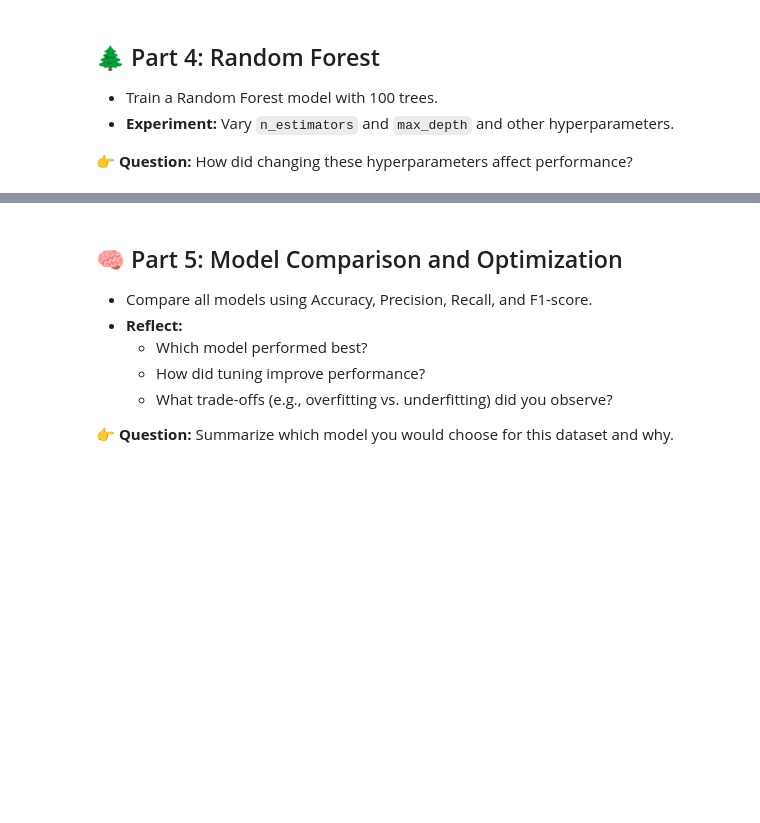
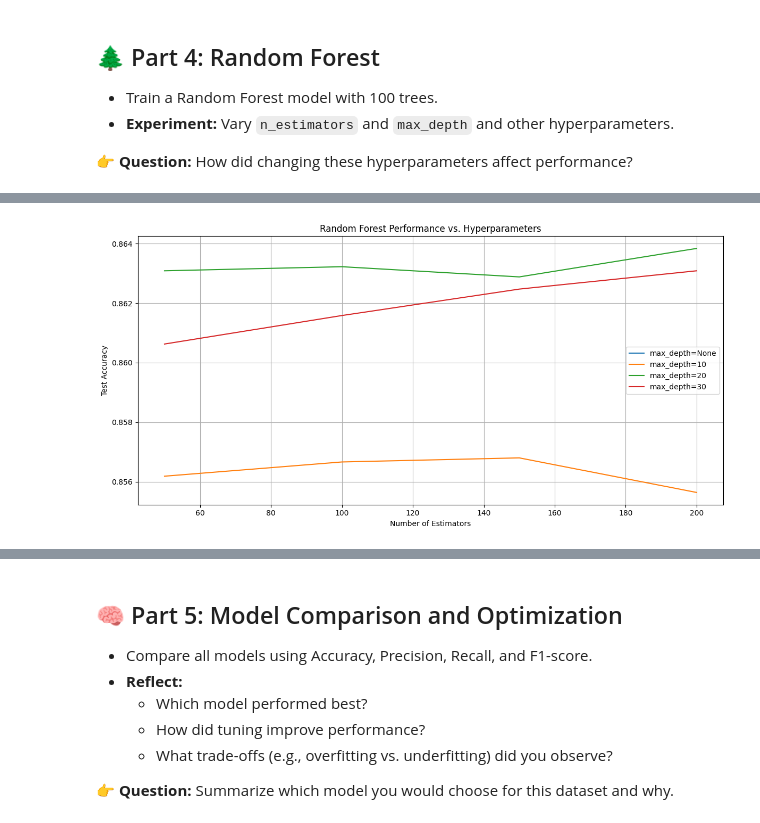
Before and after one commit to AhmedMohamady1/Classification_Assignment_DEPI, a Jupyter notebook: assignment.ipynb, the cells around one changed output, grey strips where cells are left out. Drawn from its saved outputs; the diff is of its cells as text; code cells hidden in the pictures; blank space fills up the shorter version.

```diff
--- a/assignment.ipynb
+++ b/assignment.ipynb
@@ -643,3 +645,84 @@ After pruning, the size of the tree signifcantly decreased from 437 to 275 which
 - **Experiment:** Vary `n_estimators` and `max_depth` and other hyperparameters.
 
 👉 **Question:** How did changing these hyperparameters affect performance?
+# %%
+from sklearn.ensemble import RandomForestClassifier
+
+# Define hyperparameter ranges with integer values
+n_estimators_values = [50, 100, 150, 200]
+max_depth_values = [None, 10, 20, 30]
+
+# Initialize lists to store results
+train_scores = []
+test_scores = []
+results = []
+
+# Train models with different hyperparameters
+for n_estimators in n_estimators_values:
+    for max_depth in max_depth_values:
+        # Create and train the model
+        model = RandomForestClassifier(n_estimators=n_estimators, max_depth=max_depth, random_state=42)
+        model.fit(X_train, y_train)
+
+        # Predict on train and test sets
+        y_train_pred = model.predict(X_train)
+        y_test_pred = model.predict(X_test)
+
+        # Calculate and store accuracy scores
+        train_acc = accuracy_score(y_train, y_train_pred)
+        test_acc = accuracy_score(y_test, y_test_pred)
+
+        train_scores.append(train_acc)
+        test_scores.append(test_acc)
+
+        # Store the results
+        results.append({
+            'n_estimators': n_estimators,
+            'max_depth': max_depth,
+            'train_accuracy': train_acc,
+            'test_accuracy': test_acc
+        })
+
+        print(f"n_estimators={n_estimators}, max_depth={max_depth}")
+        print(f"  Train accuracy: {train_acc:.4f}")
+        print(f"  Test accuracy: {test_acc:.4f}")
+        print("-" * 50)
+
+# Convert results to a DataFrame for easier analysis
+results_df = pd.DataFrame(results)
+
+# Plot the results
+plt.figure(figsize=(12, 6))
+for max_depth in max_depth_values:
+    subset = results_df[results_df['max_depth'] == max_depth]
+    plt.plot(subset['n_estimators'], subset['test_accuracy'], label=f'max_depth={max_depth}')
+
+plt.xlabel('Number of Estimators')
+plt.ylabel('Test Accuracy')
+plt.title('Random Forest Performance vs. Hyperparameters')
+plt.legend()
+plt.grid(True)
+plt.tight_layout()
+plt.show()
+
+# Find the best parameters based on test accuracy
+best_result = results_df.loc[results_df['test_accuracy'].idxmax()]
+best_n_estimators = best_result['n_estimators']
+best_max_depth = best_result['max_depth']
+print(f"Best parameters: n_estimators={best_n_estimators}, max_depth={best_max_depth} with accuracy: {best_result['test_accuracy']:.4f}")
+
+# Train a model with the best parameters for detailed analysis
+best_model = RandomForestClassifier(n_estimators=int(best_n_estimators), max_depth=int(best_max_depth), random_state=42)
+best_model.fit(X_train, y_train)
+y_test_pred = best_model.predict(X_test)
+
+# Create a confusion matrix
+plt.figure(figsize=(8, 6))
+cm = confusion_matrix(y_test, y_test_pred)
+sns.heatmap(cm, annot=True, fmt='d', cmap='Blues', cbar=False)
+plt.xlabel('Predicted')
+plt.ylabel('Actual')
+plt.title(f'Confusion Matrix (n_estimators={best_n_estimators}, max_depth={best_max_depth})')
+plt.tight_layout()
+plt.show()
+# %% [output]
@@ -645,0 +746 @@ After pruning, the size of the tree signifcantly decreased from 437 to 275 which
+[figure, added]
```
Also changed, not shown: parts of 2 cells of this notebook.
